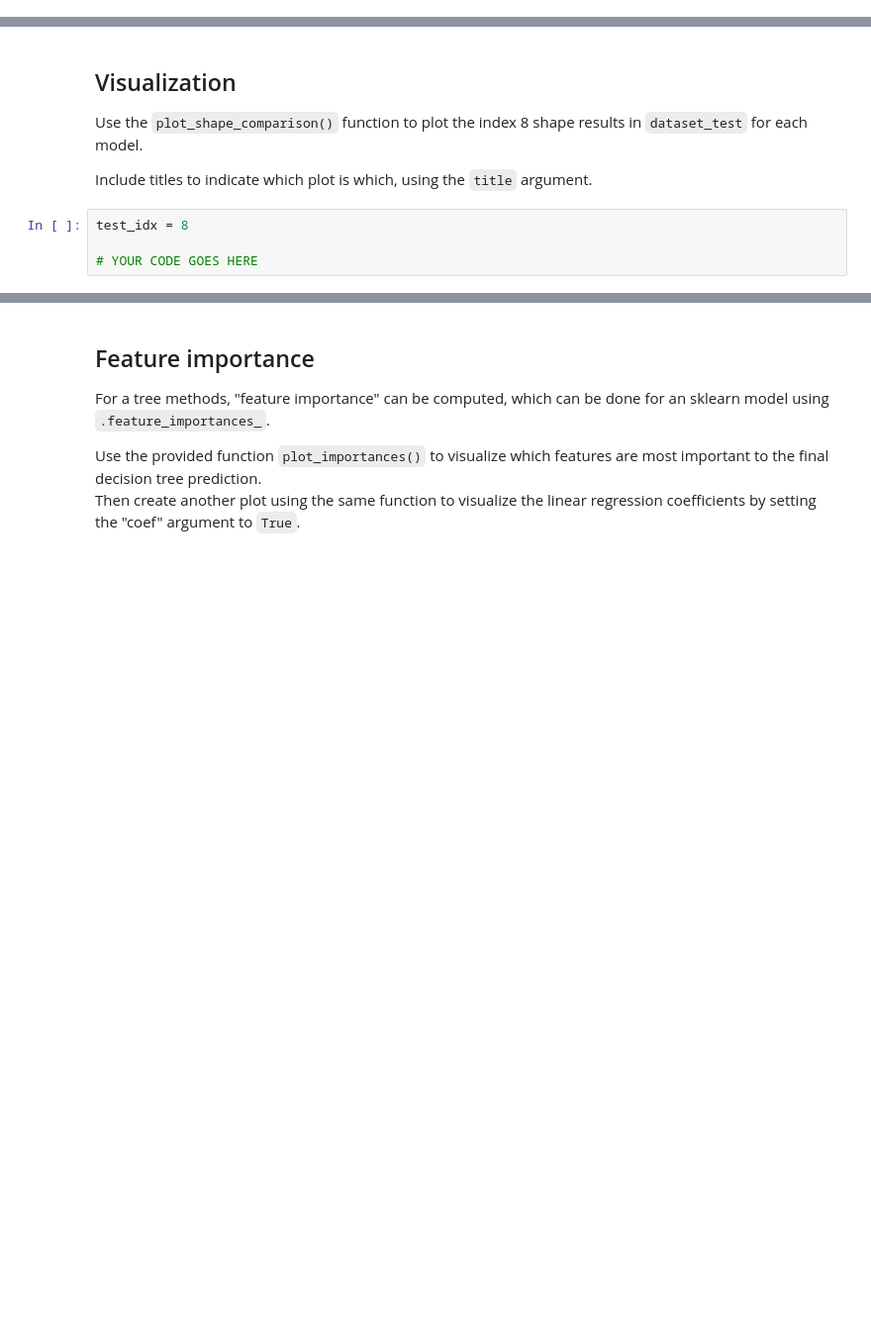
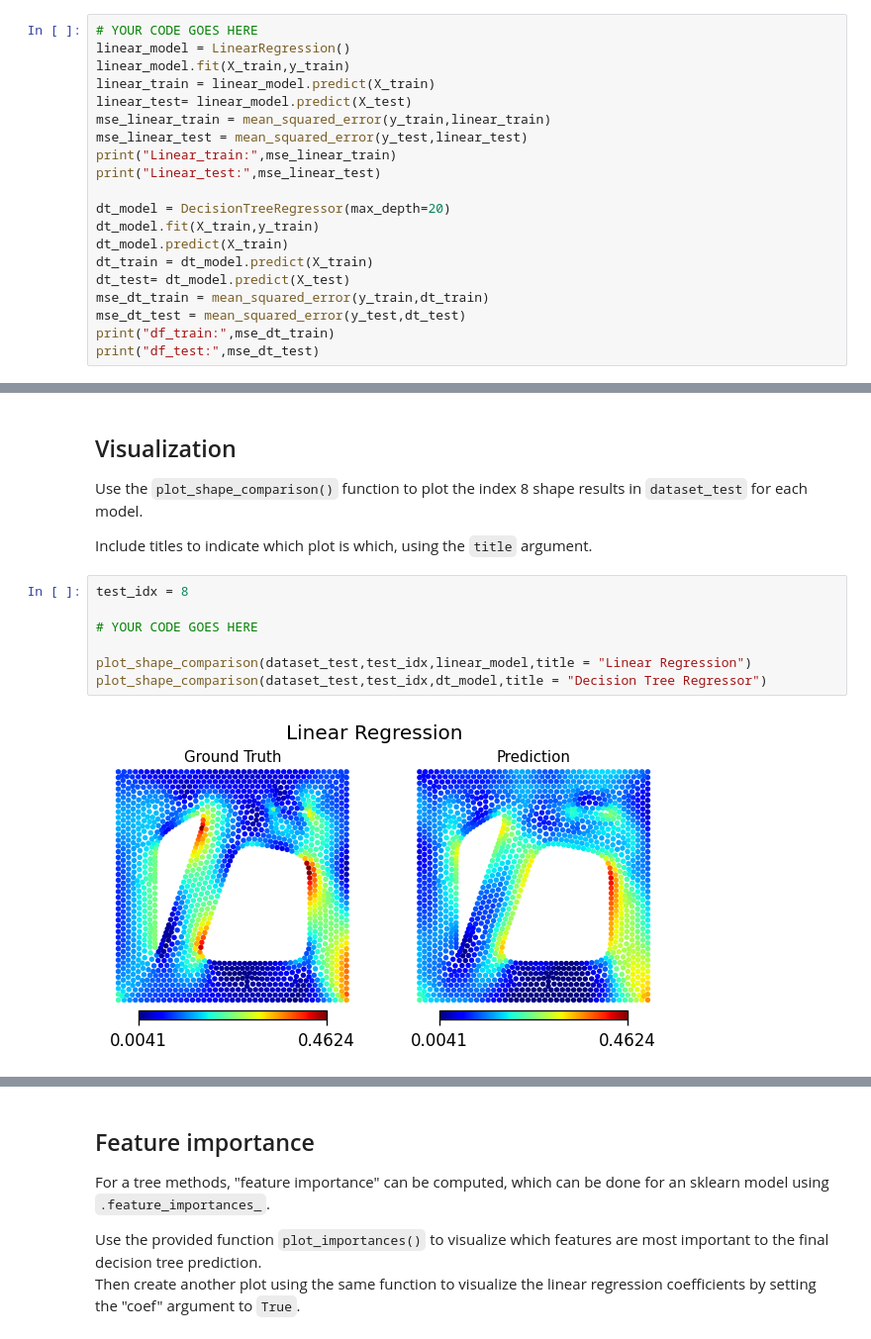
Before and after one commit to zsqu4re/ML-for-engineers, a Jupyter notebook: HW6/M6-HW2.ipynb, the cells around one changed output, grey strips where cells are left out. Shown at 99% size. Drawn from its saved outputs; the diff is of its cells as text; blank space fills up the shorter version.

```diff
--- a/HW6/M6-HW2.ipynb
+++ b/HW6/M6-HW2.ipynb
@@ -144,0 +147,20 @@ Print the training and testing MSE for each.
+# %%
+# YOUR CODE GOES HERE
+linear_model = LinearRegression()
+linear_model.fit(X_train,y_train)
+linear_train = linear_model.predict(X_train)
+linear_test= linear_model.predict(X_test)
+mse_linear_train = mean_squared_error(y_train,linear_train)
+mse_linear_test = mean_squared_error(y_test,linear_test)
+print("Linear_train:",mse_linear_train)
+print("Linear_test:",mse_linear_test)
+
+dt_model = DecisionTreeRegressor(max_depth=20)
+dt_model.fit(X_train,y_train)
+dt_model.predict(X_train)
+dt_train = dt_model.predict(X_train)
+dt_test= dt_model.predict(X_test)
+mse_dt_train = mean_squared_error(y_train,dt_train)
+mse_dt_test = mean_squared_error(y_test,dt_test)
+print("df_train:",mse_dt_train)
+print("df_test:",mse_dt_test)
@@ -147,7 +174,12 @@ Print the training and testing MSE for each.
 Use the `plot_shape_comparison()` function to plot the index 8 shape results in `dataset_test` for each model.
 
 Include titles to indicate which plot is which, using the `title` argument.
-# %%
-test_idx = 8
-
-# YOUR CODE GOES HERE
+# %%
+test_idx = 8
+
+# YOUR CODE GOES HERE
+
+plot_shape_comparison(dataset_test,test_idx,linear_model,title = "Linear Regression")
+plot_shape_comparison(dataset_test,test_idx,dt_model,title = "Decision Tree Regressor")
+# %% [output]
+[figure, added]
```
Also changed, not shown: parts of 13 cells of this notebook, 6 other files.
